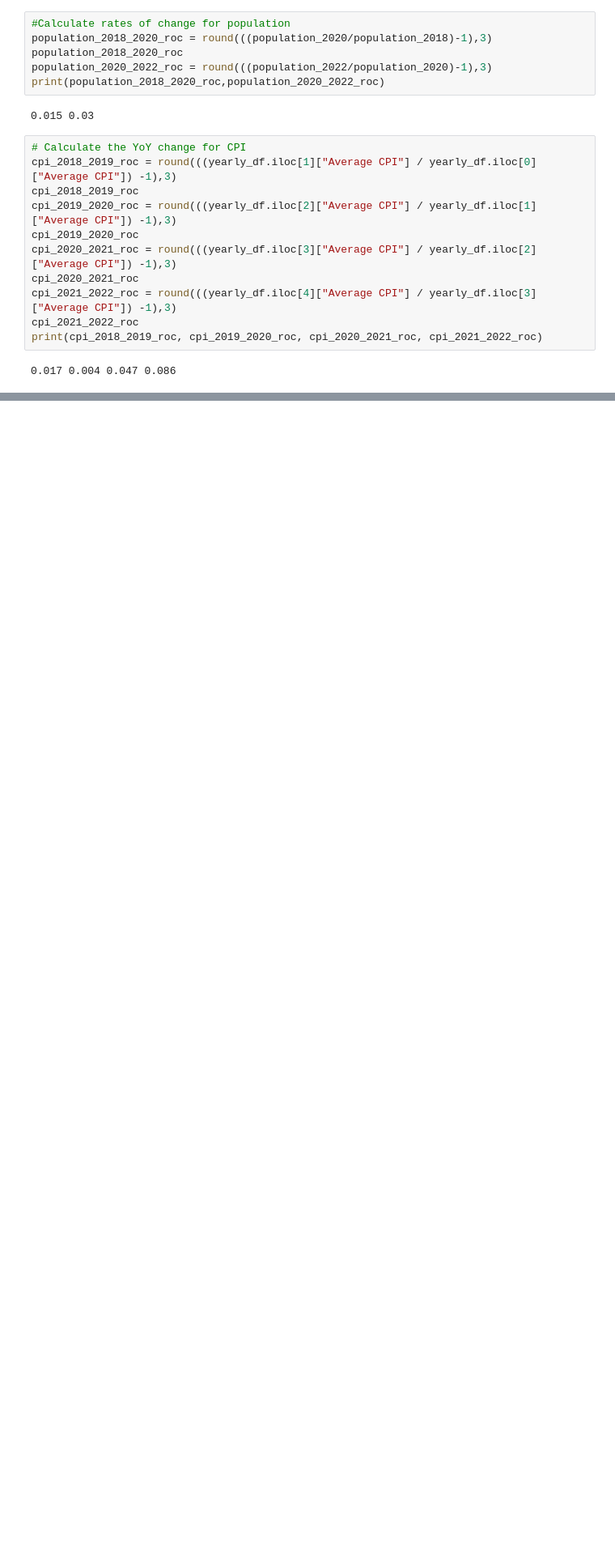
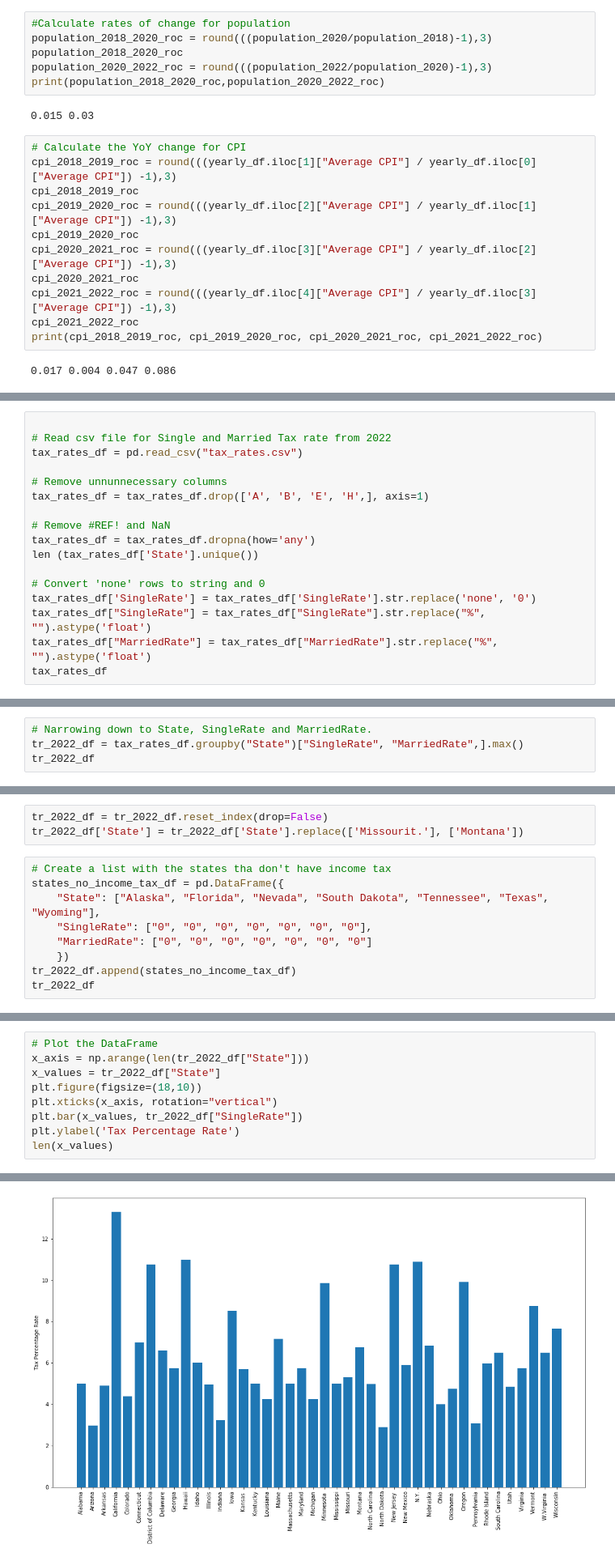
Before and after one commit to lynnlee2002/project-1, a Jupyter notebook: CODEine_project_1.ipynb, the cells around one changed output, grey strips where cells are left out. Shown: that part at 81% size. Saved outputs shown, nothing was run; the diff lists cells and outputs as text; blank space fills up the shorter version.

```diff
--- a/CODEine_project_1.ipynb
+++ b/CODEine_project_1.ipynb
@@ -856,0 +905,17 @@ print(cpi_2018_2019_roc, cpi_2019_2020_roc, cpi_2020_2021_roc, cpi_2021_2022_roc
+# %%
+
+# Read csv file for Single and Married Tax rate from 2022
+tax_rates_df = pd.read_csv("tax_rates.csv")
+
+# Remove unnunnecessary columns
+tax_rates_df = tax_rates_df.drop(['A', 'B', 'E', 'H',], axis=1)
+
+# Remove #REF! and NaN
+tax_rates_df = tax_rates_df.dropna(how='any')
+len (tax_rates_df['State'].unique())
+
+# Convert 'none' rows to string and 0
+tax_rates_df['SingleRate'] = tax_rates_df['SingleRate'].str.replace('none', '0')
+tax_rates_df["SingleRate"] = tax_rates_df["SingleRate"].str.replace("%", "").astype('float')
+tax_rates_df["MarriedRate"] = tax_rates_df["MarriedRate"].str.replace("%", "").astype('float')
+tax_rates_df
@@ -856,0 +936,4 @@ print(cpi_2018_2019_roc, cpi_2019_2020_roc, cpi_2020_2021_roc, cpi_2021_2022_roc
+# %%
+# Narrowing down to State, SingleRate and MarriedRate.
+tr_2022_df = tax_rates_df.groupby("State")["SingleRate", "MarriedRate",].max()
+tr_2022_df
@@ -856,0 +1025,12 @@ print(cpi_2018_2019_roc, cpi_2019_2020_roc, cpi_2020_2021_roc, cpi_2021_2022_roc
+# %%
+tr_2022_df = tr_2022_df.reset_index(drop=False)
+tr_2022_df['State'] = tr_2022_df['State'].replace(['Missourit.'], ['Montana'])
+# %%
+# Create a list with the states tha don't have income tax
+states_no_income_tax_df = pd.DataFrame({
+    "State": ["Alaska", "Florida", "Nevada", "South Dakota", "Tennessee", "Texas", "Wyoming"],
+    "SingleRate": ["0", "0", "0", "0", "0", "0", "0"],
+    "MarriedRate": ["0", "0", "0", "0", "0", "0", "0"]
+    })
+tr_2022_df.append(states_no_income_tax_df)
+tr_2022_df
@@ -856,0 +1055,10 @@ print(cpi_2018_2019_roc, cpi_2019_2020_roc, cpi_2020_2021_roc, cpi_2021_2022_roc
+# %%
+# Plot the DataFrame
+x_axis = np.arange(len(tr_2022_df["State"]))
+x_values = tr_2022_df["State"]
+plt.figure(figsize=(18,10))
+plt.xticks(x_axis, rotation="vertical")
+plt.bar(x_values, tr_2022_df["SingleRate"])
+plt.ylabel('Tax Percentage Rate')
+len(x_values)
+# %% [output]
@@ -856,0 +1066 @@ print(cpi_2018_2019_roc, cpi_2019_2020_roc, cpi_2020_2021_roc, cpi_2021_2022_roc
+[figure, added]
```
Also changed, not shown: parts of 19 cells of this notebook, 2 other files.
